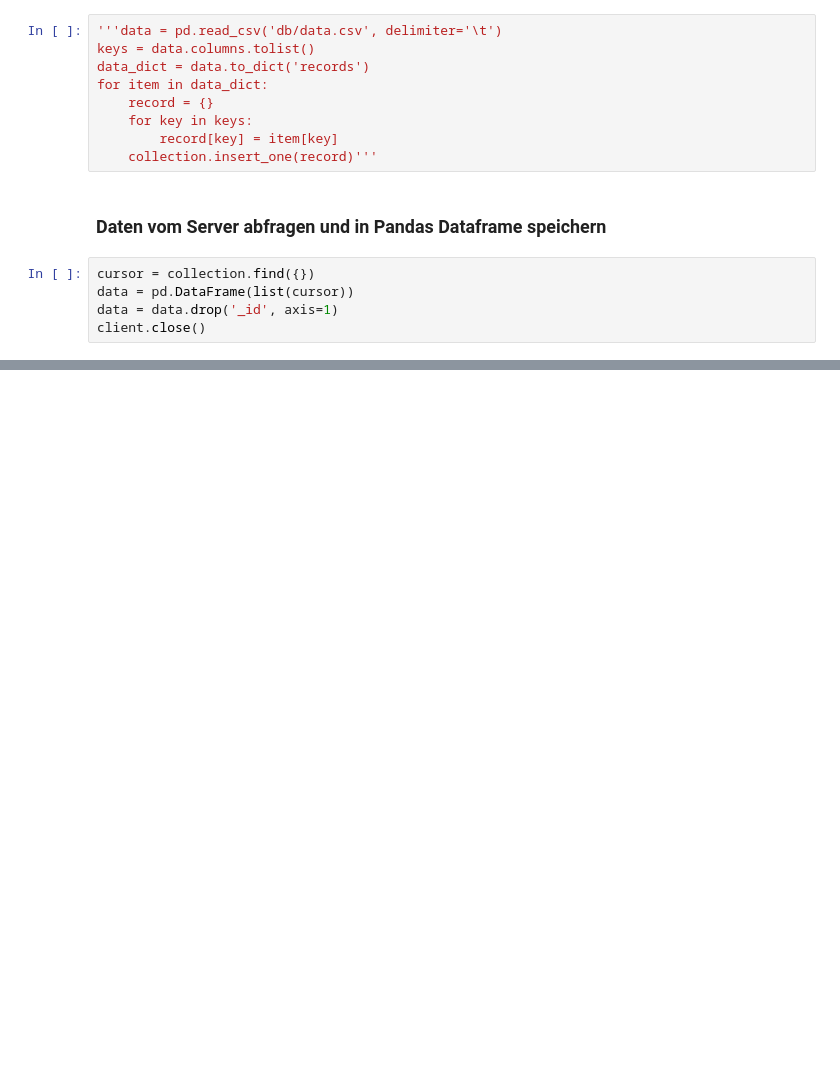
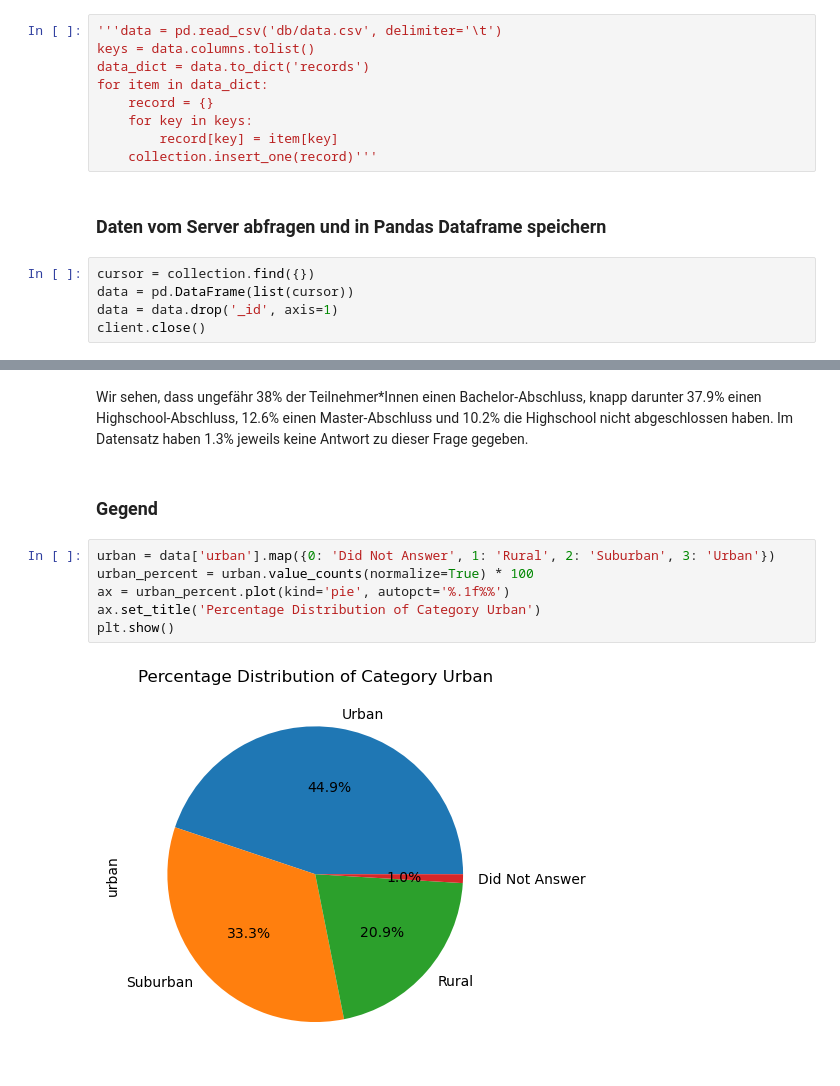
Before and after one commit to wi21b030/Mental-Health, a Jupyter notebook: Mental-Health.ipynb, the cells around one changed output, grey strips where cells are left out. Cells and saved outputs as stored; diff of their text form; blank space fills up the shorter version.

```diff
--- a/Mental-Health.ipynb
+++ b/Mental-Health.ipynb
@@ -113,0 +158,12 @@ print(data)
+# %% [markdown]
+Wir sehen, dass ungefähr 38% der Teilnehmer*Innen einen Bachelor-Abschluss, knapp darunter 37.9% einen Highschool-Abschluss, 12.6% einen Master-Abschluss und 10.2% die Highschool nicht abgeschlossen haben. Im Datensatz haben 1.3% jeweils keine Antwort zu dieser Frage gegeben.
+# %% [markdown]
+### Gegend
+# %%
+urban = data['urban'].map({0: 'Did Not Answer', 1: 'Rural', 2: 'Suburban', 3: 'Urban'})
+urban_percent = urban.value_counts(normalize=True) * 100
+ax = urban_percent.plot(kind='pie', autopct='%.1f%%')
+ax.set_title('Percentage Distribution of Category Urban')
+plt.show()
+# %% [output]
+[figure, added]
```
Also changed, not shown: parts of 23 cells of this notebook.
